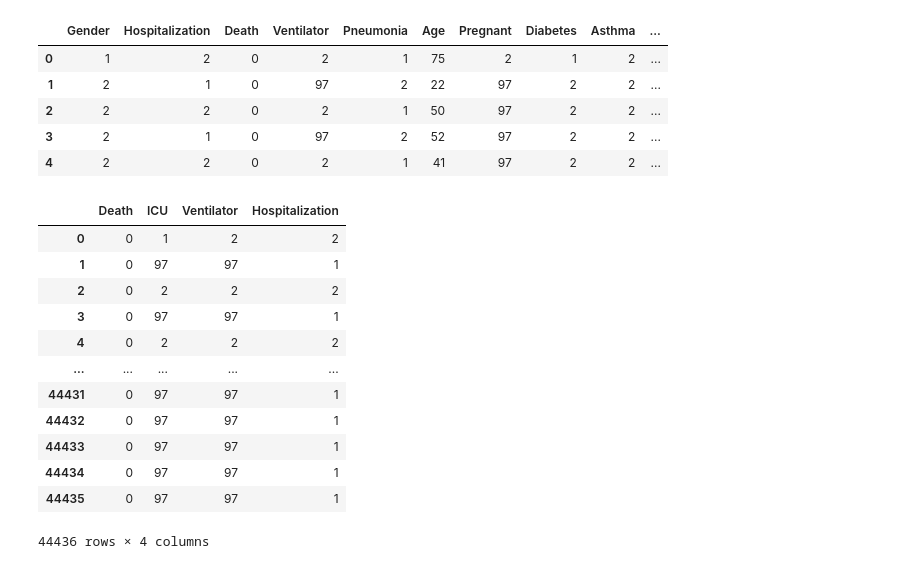
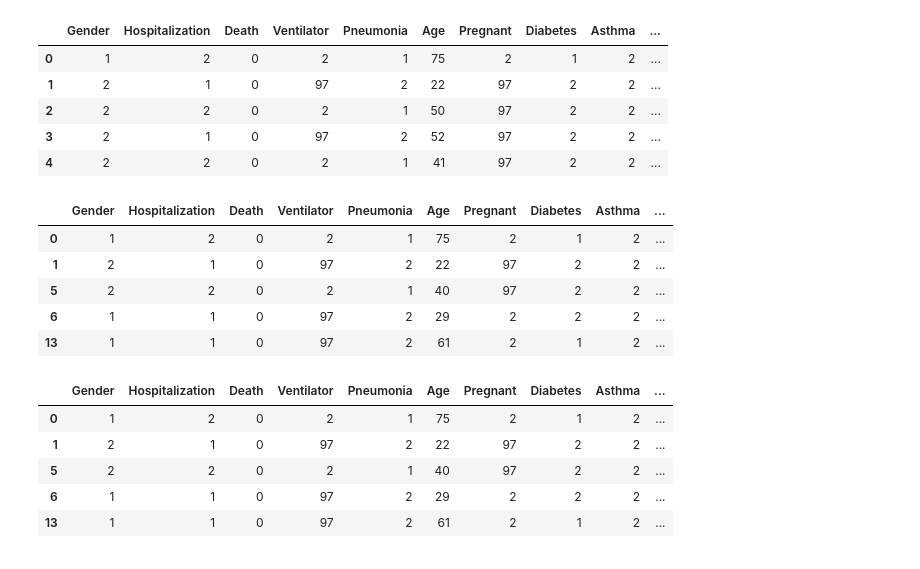
Before and after one commit to capeie-dev/Covid-Severity-Predictor, a Jupyter notebook: dataprocess.ipynb, the cells around one changed output. Cells and saved outputs as stored; diff of their text form; code cells hidden in the pictures.

```diff
--- a/dataprocess.ipynb
+++ b/dataprocess.ipynb
@@ -99,19 +101,14 @@ df_renamed.head()
 data = [df_renamed["Death"], df_renamed["ICU"],df_renamed["Ventilator"],df_renamed["Hospitalization"]]
 # %%
 df_targets = pd.concat(data, axis=1)
-# %%
-df_targets
-# %% [output]
-|  | Death | ICU | Ventilator | Hospitalization |
-| 0 | 0 | 1 | 2 | 2 |
-| 1 | 0 | 97 | 97 | 1 |
-| 2 | 0 | 2 | 2 | 2 |
-| 3 | 0 | 97 | 97 | 1 |
-| 4 | 0 | 2 | 2 | 2 |
-| ... | ... | ... | ... | ... |
-| 44431 | 0 | 97 | 97 | 1 |
-| 44432 | 0 | 97 | 97 | 1 |
-| 44433 | 0 | 97 | 97 | 1 |
-| 44434 | 0 | 97 | 97 | 1 |
-| 44435 | 0 | 97 | 97 | 1 |
-44436 rows × 4 columns
+# %%
+df_renamed=df_renamed.drop(df_renamed[df_renamed['Test'] !=1].index)
+# %%
+df_renamed.head()
+# %% [output]
+|  | Gender | Hospitalization | Death | Ventilator | Pneumonia | Age | Pregnant | Diabetes | Asthma | ... |
+| 0 | 1 | 2 | 0 | 2 | 1 | 75 | 2 | 1 | 2 | ... |
+| 1 | 2 | 1 | 0 | 97 | 2 | 22 | 97 | 2 | 2 | ... |
+| 5 | 2 | 2 | 0 | 2 | 1 | 40 | 97 | 2 | 2 | ... |
+| 6 | 1 | 1 | 0 | 97 | 2 | 29 | 2 | 2 | 2 | ... |
+| 13 | 1 | 1 | 0 | 97 | 2 | 61 | 2 | 1 | 2 | ... |
@@ -117,0 +119,9 @@ df_targets
+# %%
+df_renamed.head()
+# %% [output]
+|  | Gender | Hospitalization | Death | Ventilator | Pneumonia | Age | Pregnant | Diabetes | Asthma | ... |
+| 0 | 1 | 2 | 0 | 2 | 1 | 75 | 2 | 1 | 2 | ... |
+| 1 | 2 | 1 | 0 | 97 | 2 | 22 | 97 | 2 | 2 | ... |
+| 5 | 2 | 2 | 0 | 2 | 1 | 40 | 97 | 2 | 2 | ... |
+| 6 | 1 | 1 | 0 | 97 | 2 | 29 | 2 | 2 | 2 | ... |
+| 13 | 1 | 1 | 0 | 97 | 2 | 61 | 2 | 1 | 2 | ... |
```
Also changed, not shown: parts of 3 cells of this notebook.
